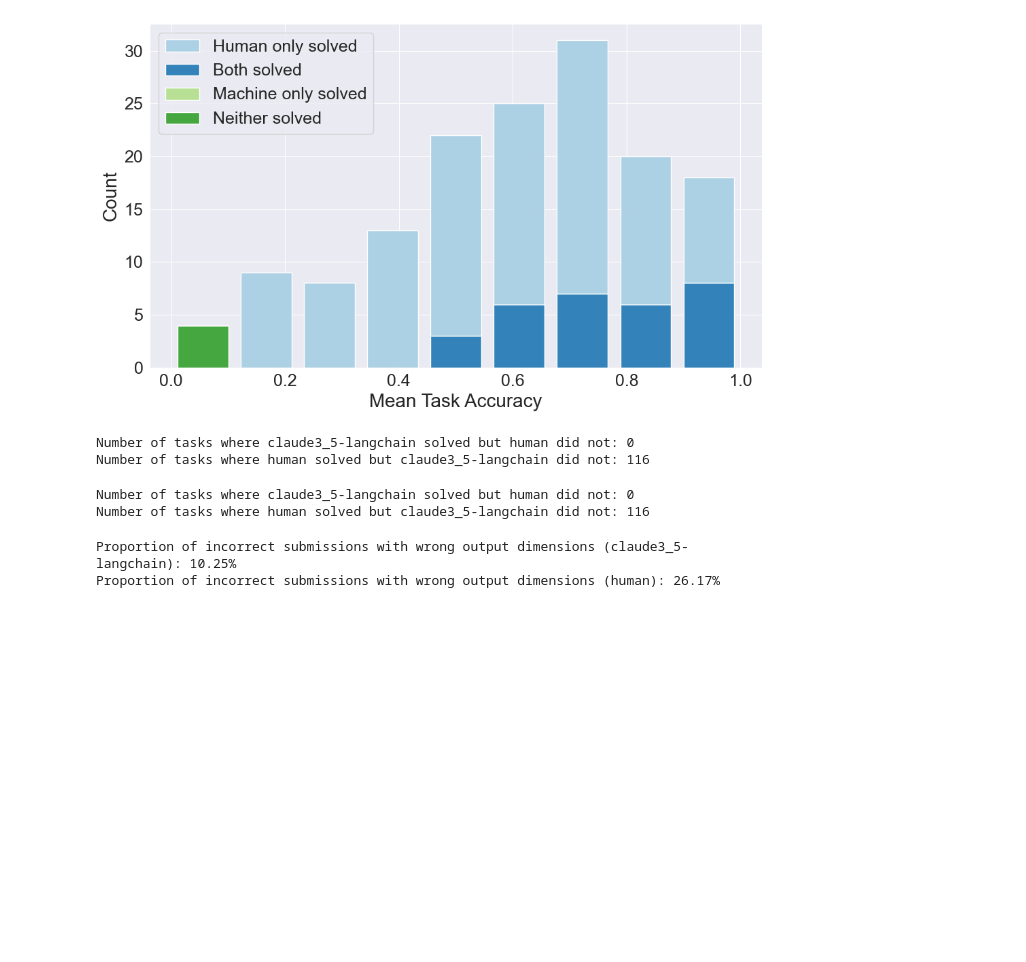
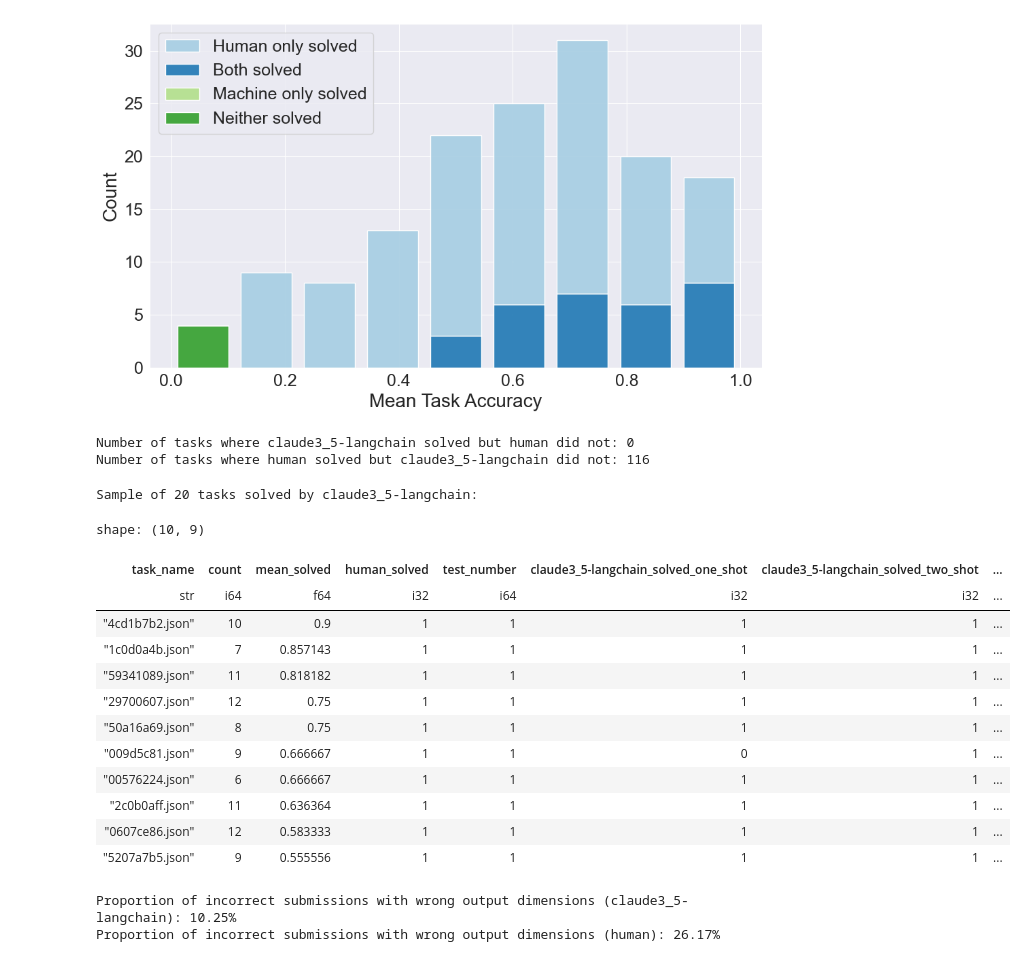
Before and after one commit to Le-Gris/h-arc, a Jupyter notebook: analysis/7-human-machine.ipynb, the cells around one changed output. Drawn from its saved outputs; the diff is of its cells as text; code cells hidden in the pictures; blank space fills up the shorter version.

```diff
--- a/analysis/7-human-machine.ipynb
+++ b/analysis/7-human-machine.ipynb
@@ -234,15 +234,28 @@ print(
 # %% [output]
 Number of tasks where claude3_5-langchain solved but human did not: 0
 Number of tasks where human solved but claude3_5-langchain did not: 116
-# %%
-total_tasks = human_machine.filter(pl.col("solved_by") == "machine_solved").height
-print(f"Number of tasks where {submission_id} solved but human did not: {total_tasks}")
-
-total_tasks = human_machine.filter(pl.col("solved_by") == "human_solved").height
-print(f"Number of tasks where human solved but {submission_id} did not: {total_tasks}")
-# %% [output]
-Number of tasks where claude3_5-langchain solved but human did not: 0
-Number of tasks where human solved but claude3_5-langchain did not: 116
+# %%
+# sample 20 tasks that claude3_5-langchain solved
+machine_solved = human_machine.filter(pl.col("solved_by") == "both_solved")
+sampled_tasks = machine_solved.sample(n=20, seed=42)
+
+print(f"Sample of 20 tasks solved by {submission_id}:")
+sampled_tasks.head(10).sort("mean_solved", descending=True)
+# %% [output]
+Sample of 20 tasks solved by claude3_5-langchain:
+shape: (10, 9)
+| task_name | count | mean_solved | human_solved | test_number | claude3_5-langchain_solved_one_shot | claude3_5-langchain_solved_two_shot | ... |
+| str | i64 | f64 | i32 | i64 | i32 | i32 | ... |
+| "4cd1b7b2.json" | 10 | 0.9 | 1 | 1 | 1 | 1 | ... |
+| "1c0d0a4b.json" | 7 | 0.857143 | 1 | 1 | 1 | 1 | ... |
+| "59341089.json" | 11 | 0.818182 | 1 | 1 | 1 | 1 | ... |
+| "29700607.json" | 12 | 0.75 | 1 | 1 | 1 | 1 | ... |
+| "50a16a69.json" | 8 | 0.75 | 1 | 1 | 1 | 1 | ... |
+| "009d5c81.json" | 9 | 0.666667 | 1 | 1 | 0 | 1 | ... |
+| "00576224.json" | 6 | 0.666667 | 1 | 1 | 1 | 1 | ... |
+| "2c0b0aff.json" | 11 | 0.636364 | 1 | 1 | 1 | 1 | ... |
+| "0607ce86.json" | 12 | 0.583333 | 1 | 1 | 1 | 1 | ... |
+| "5207a7b5.json" | 9 | 0.555556 | 1 | 1 | 1 | 1 | ... |
 # %%
 # compute edit distance for incorrect submission for models
 machine_incorrect = (
```
Also changed, not shown: 1 other file.
